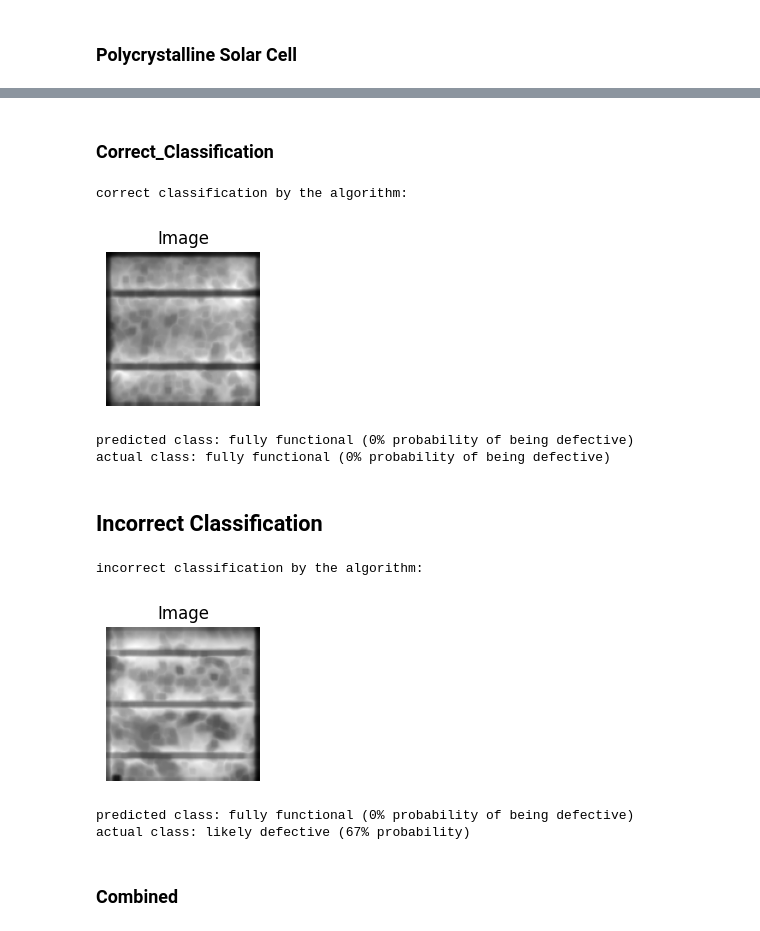
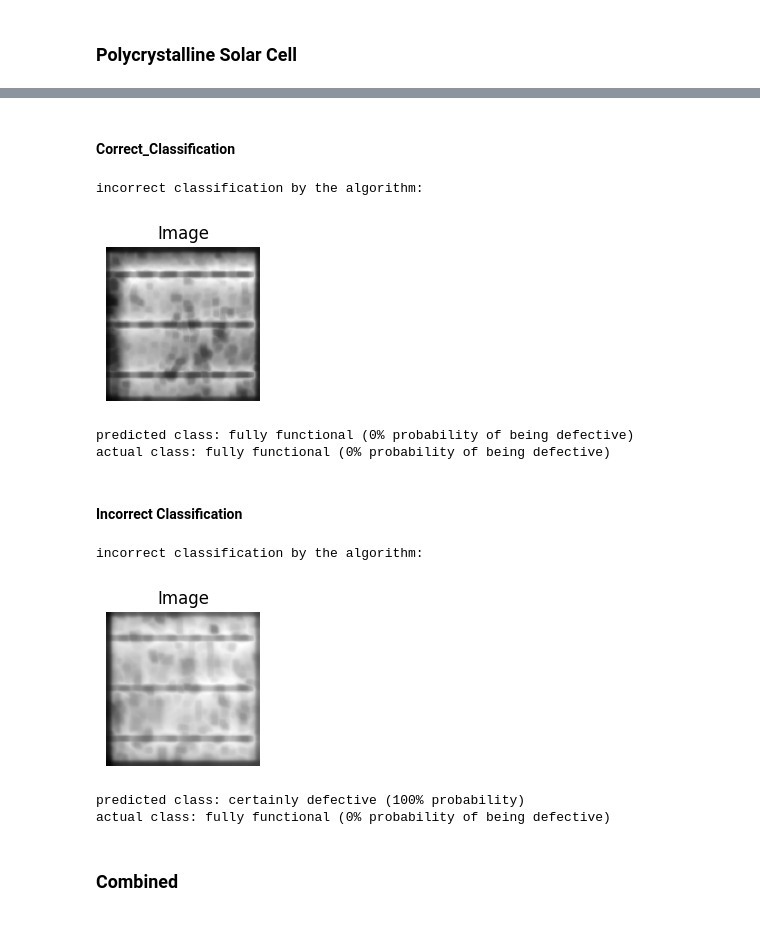
Before and after one commit to fardu8/SolarPanel-EL-Analyzer, a Jupyter notebook: Jarvis_comp9517_project _notebook.ipynb, the cells around one changed output, grey strips where cells are left out. Drawn from its saved outputs; the diff is of its cells as text; code cells hidden in the pictures.

```diff
--- a/Jarvis_comp9517_project _notebook.ipynb
+++ b/Jarvis_comp9517_project _notebook.ipynb
@@ -411,3 +414,0 @@ where $ \| \cdot \|_2 $ denotes the Euclidean norm.
-# %%
-with open('./data/pickles/model_mono.pkl', 'rb') as f:
-    model_mono = pk.load(f)
@@ -462,7 +538,8 @@ actual class: certainly defective (100% probability)
 # %% [markdown]
 ### Polycrystalline Solar Cell
-# %%
-with open('./data/pickles/model_poly.pkl', 'rb') as f:
-    model_poly = pk.load(f)
-model_poly.predict()
+# %%
+POLY = model.types=='poly'
+pred = model.pred[POLY]
+actual = model.test_y[POLY]
+test = model.test_X[:, POLY]
 # %%
@@ -477,36 +554,36 @@ Confusion matrix:
 # %% [markdown]
-### Correct_Classification
+#### Correct_Classification
 # %%
-check_idx = 78
-actual_image = model_poly.test_X[:, check_idx]
-correct_idx = model_poly.nearest_image(actual_image)
-print("correct classification by the algorithm: ")
+check_idx = 23
+actual_image = test[:, check_idx]
+incorrect_idx = model.nearest_image(actual_image)
+print("incorrect classification by the algorithm: ")
 show_image(actual_image.reshape(dimension), title="Image", is_cmap=True)
 print(
-    f"predicted class: {map_label_to_probability(label_map[(int(model_poly.train_y[correct_idx]*100))/100])}\n" +
-    f"actual class: {map_label_to_probability(model_poly.test_y[check_idx])}"
+    f"predicted class: {map_label_to_probability(label_map[model.train_y[incorrect_idx]])}\n" +
+    f"actual class: {map_label_to_probability(actual[check_idx])}"
 )
 # %% [output]
-correct classification by the algorithm:
+incorrect classification by the algorithm:
-[figure, old version]
+[figure, new version]
 predicted class: fully functional (0% probability of being defective)
 actual class: fully functional (0% probability of being defective)
 # %% [markdown]
-## Incorrect Classification
+#### Incorrect Classification
 # %%
-check_idx = 82
-actual_image = model_poly.test_X[:, check_idx]
-incorrect_idx = model_poly.nearest_image(actual_image)
+check_idx = 104
+actual_image = test[:, check_idx]
+incorrect_idx = model.nearest_image(actual_image)
 print("incorrect classification by the algorithm: ")
 show_image(actual_image.reshape(dimension), title="Image", is_cmap=True)
 print(
-    f"predicted class: {map_label_to_probability(label_map[(int(model_poly.train_y[incorrect_idx]*100))/100])}\n" +
-    f"actual class: {map_label_to_probability(model_poly.test_y[check_idx])}"
+    f"predicted class: {map_label_to_probability(label_map[model.train_y[incorrect_idx]])}\n" +
+    f"actual class: {map_label_to_probability(actual[check_idx])}"
 )
 # %% [output]
 incorrect classification by the algorithm:
-[figure, old version]
+[figure, new version]
-predicted class: fully functional (0% probability of being defective)
-actual class: likely defective (67% probability)
+predicted class: certainly defective (100% probability)
+actual class: fully functional (0% probability of being defective)
 # %% [markdown]
 ### Combined
```
Also changed, not shown: parts of 30 cells of this notebook, 8 other files.
